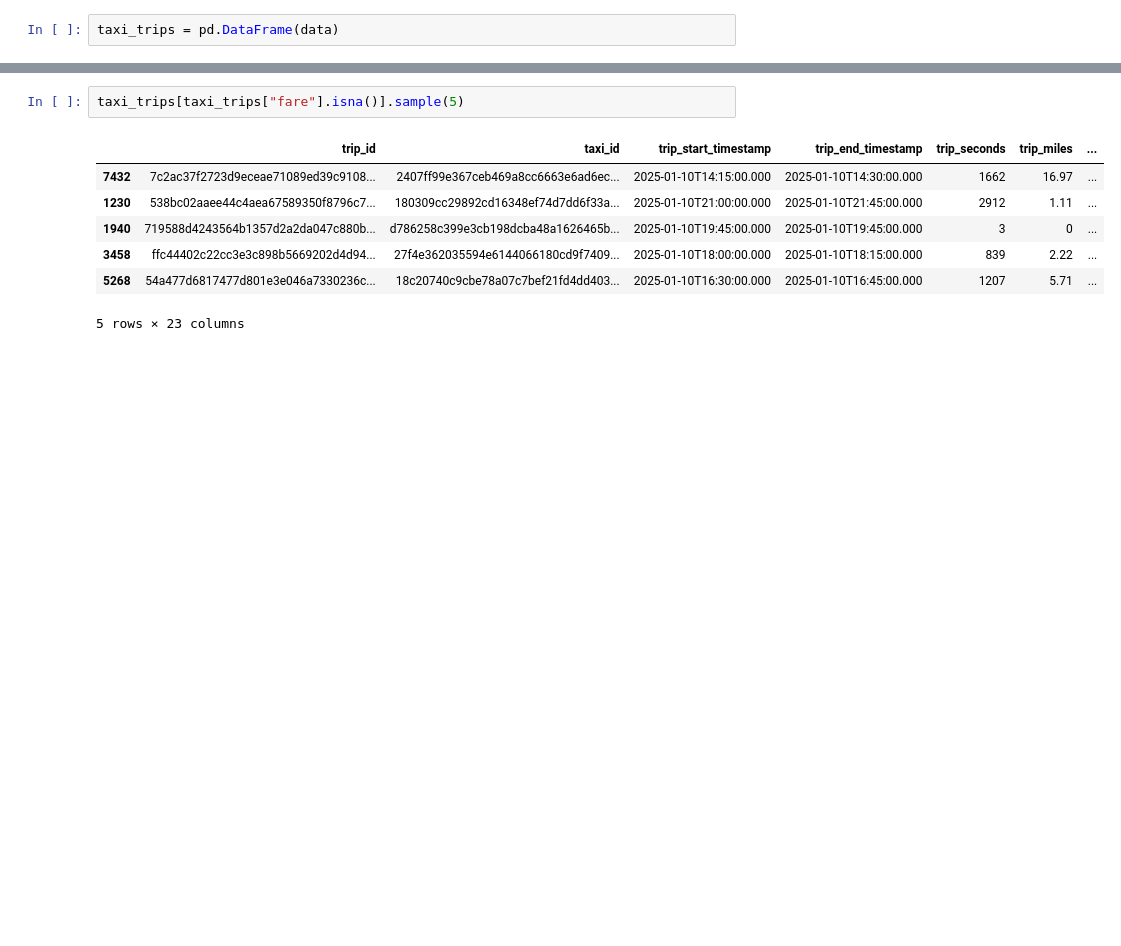
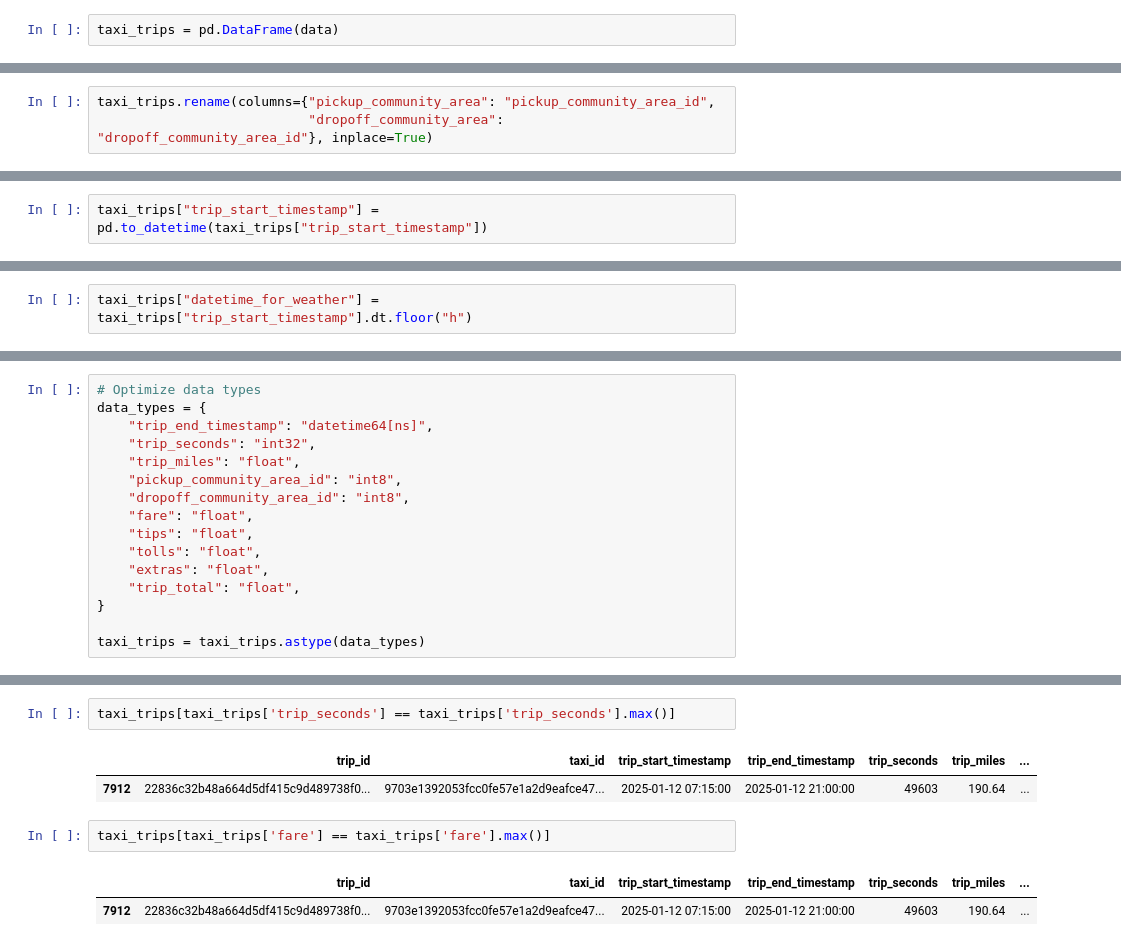
Before and after one commit to TiborVlasics/cubix-data-engineer, a Jupyter notebook: src/notebooks/06_chicago_data_to_mapping.ipynb, the cells around one changed output, grey strips where cells are left out. Saved outputs shown, nothing was run; the diff lists cells and outputs as text; blank space fills up the shorter version.

Commit message:
add taxi trips data trasformations

```diff
--- a/src/notebooks/06_chicago_data_to_mapping.ipynb
+++ b/src/notebooks/06_chicago_data_to_mapping.ipynb
@@ -34,0 +82,3 @@ taxi_trips.head()
+# %%
+taxi_trips.rename(columns={"pickup_community_area": "pickup_community_area_id",
+                           "dropoff_community_area": "dropoff_community_area_id"}, inplace=True)
@@ -34,0 +97,2 @@ taxi_trips.head()
+# %%
+taxi_trips["trip_start_timestamp"] = pd.to_datetime(taxi_trips["trip_start_timestamp"])
@@ -34,0 +114,2 @@ taxi_trips.head()
+# %%
+taxi_trips["datetime_for_weather"] = taxi_trips["trip_start_timestamp"].dt.floor("h")
@@ -35,3 +198,19 @@ taxi_trips.head()
+# %%
+# Optimize data types
+data_types = {
+    "trip_end_timestamp": "datetime64[ns]",
+    "trip_seconds": "int32",
+    "trip_miles": "float",
+    "pickup_community_area_id": "int8",
+    "dropoff_community_area_id": "int8",
+    "fare": "float",
+    "tips": "float",
+    "tolls": "float",
+    "extras": "float",
+    "trip_total": "float",
+}
+
+taxi_trips = taxi_trips.astype(data_types)
 # %%
 taxi_trips.info()
 # %% [output]
@@ -64,10 +261,10 @@ taxi_trips.describe()
+# %%
+taxi_trips[taxi_trips['trip_seconds'] == taxi_trips['trip_seconds'].max()]
+# %% [output]
+|  | trip_id | taxi_id | trip_start_timestamp | trip_end_timestamp | trip_seconds | trip_miles | ... |
+| 7912 | 22836c32b48a664d5df415c9d489738f0... | 9703e1392053fcc0fe57e1a2d9eafce47... | 2025-01-12 07:15:00 | 2025-01-12 21:00:00 | 49603 | 190.64 | ... |
 # %%
-taxi_trips[taxi_trips["fare"].isna()].sample(5)
+taxi_trips[taxi_trips['fare'] == taxi_trips['fare'].max()]
 # %% [output]
 |  | trip_id | taxi_id | trip_start_timestamp | trip_end_timestamp | trip_seconds | trip_miles | ... |
-| 7432 | 7c2ac37f2723d9eceae71089ed39c9108... | 2407ff99e367ceb469a8cc6663e6ad6ec... | 2025-01-10T14:15:00.000 | 2025-01-10T14:30:00.000 | 1662 | 16.97 | ... |
-| 1230 | 538bc02aaee44c4aea67589350f8796c7... | 180309cc29892cd16348ef74d7dd6f33a... | 2025-01-10T21:00:00.000 | 2025-01-10T21:45:00.000 | 2912 | 1.11 | ... |
-| 1940 | 719588d4243564b1357d2a2da047c880b... | d786258c399e3cb198dcba48a1626465b... | 2025-01-10T19:45:00.000 | 2025-01-10T19:45:00.000 | 3 | 0 | ... |
-| 3458 | ffc44402c22cc3e3c898b5669202d4d94... | 27f4e362035594e6144066180cd9f7409... | 2025-01-10T18:00:00.000 | 2025-01-10T18:15:00.000 | 839 | 2.22 | ... |
-| 5268 | 54a477d6817477d801e3e046a7330236c... | 18c20740c9cbe78a07c7bef21fd4dd403... | 2025-01-10T16:30:00.000 | 2025-01-10T16:45:00.000 | 1207 | 5.71 | ... |
+| 7912 | 22836c32b48a664d5df415c9d489738f0... | 9703e1392053fcc0fe57e1a2d9eafce47... | 2025-01-12 07:15:00 | 2025-01-12 21:00:00 | 49603 | 190.64 | ... |
-5 rows × 23 columns
```
Also changed, not shown: parts of 27 cells of this notebook, 2 other files.
